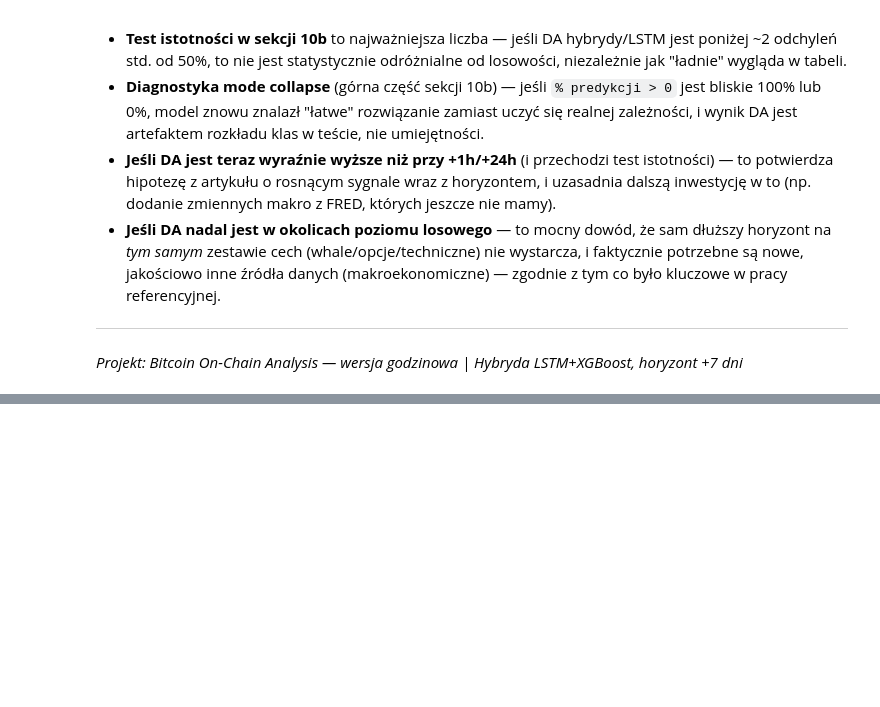
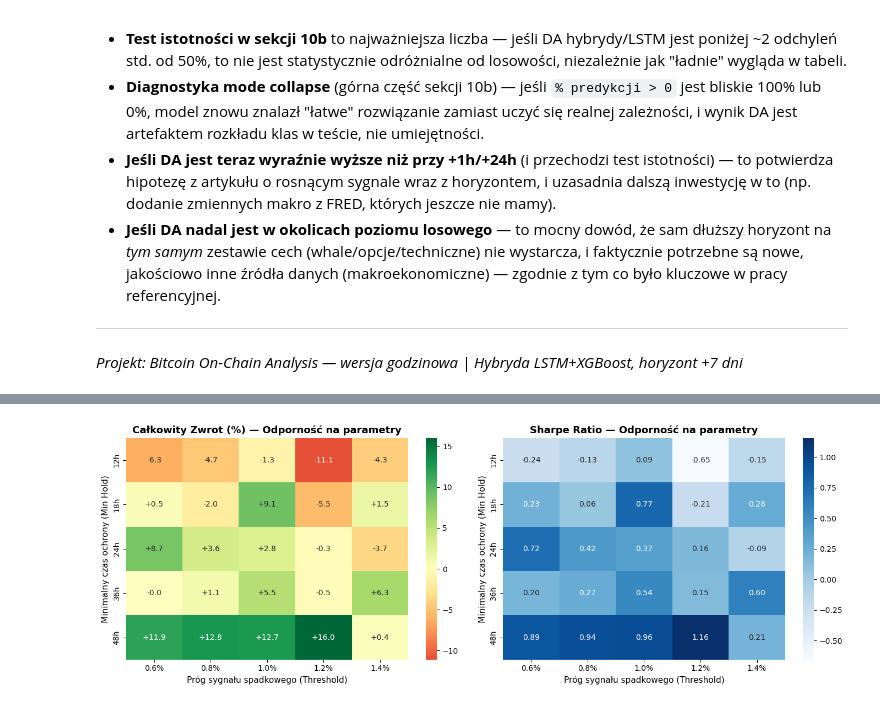
Before and after one commit to AdamDetmer/bitcoin-onchain-analysis, a Jupyter notebook: src/hourly/notebooks/bitcoin_hourly_lstm_xgboost_7d.ipynb, the cells around one changed output, grey strips where cells are left out. Drawn from its saved outputs; the diff is of its cells as text; code cells hidden in the pictures; blank space fills up the shorter version.

```diff
--- a/src/hourly/notebooks/bitcoin_hourly_lstm_xgboost_7d.ipynb
+++ b/src/hourly/notebooks/bitcoin_hourly_lstm_xgboost_7d.ipynb
@@ -143,9 +172,9 @@ n = len(df)
 n_train = int(n * TRAIN_FRAC)
 n_val   = int(n * VAL_FRAC)
 
-train_df = df.iloc[:n_train]
-val_df   = df.iloc[n_train:n_train + n_val]
-test_df  = df.iloc[n_train + n_val:]
+train_df = df.iloc[:n_train - HORIZON]
+val_df   = df.iloc[n_train : n_train + n_val - HORIZON]
+test_df  = df.iloc[n_train + n_val :]
 
 print(f'Trening:    {len(train_df):>7,} godzin   ({train_df.index.min()} → {train_df.index.max()})')
 print(f'Walidacja:  {len(val_df):>7,} godzin   ({val_df.index.min()} → {val_df.index.max()})')
@@ -171,7 +200,7 @@ Test:         3,559 godzin   (2026-02-11 23:00:00 → 2026-08-10 16:00:00)
 Okno wejściowe: 24h historii (jak w poprzednich notebookach) → prognoza wycentrowanego zwrotu
 za kolejne 7 dni.
 # %%
-WINDOW_LSTM = 24
+WINDOW_LSTM = 72
 
 scaler_X = StandardScaler()
 scaler_y = StandardScaler()
@@ -708,0 +836,45 @@ Hybryda LSTM+XGB — Long Only (Kup/Gotówka)          $11,198.88   +11.99%
+# %%
+## Sanity Check 2: Test Odporności Parametrów (Grid Search & Heatmap)
+!pip install seaborn
+import seaborn as sns
+
+thresholds = [0.006, 0.008, 0.010, 0.012, 0.014]
+hold_hours = [12, 18, 24, 36, 48]
+
+returns_matrix = np.zeros((len(hold_hours), len(thresholds)))
+sharpe_matrix = np.zeros((len(hold_hours), len(thresholds)))
+
+for i, h in enumerate(hold_hours):
+    for j, th in enumerate(thresholds):
+        res = run_asymmetric_backtest(
+            pred_return_full_hybrid, prices, ema_168,
+            long_thresh=th/2, short_thresh=th, min_hold=h, stop_loss=0.05
+        )
+        returns_matrix[i, j] = res['total_return']
+        sharpe_matrix[i, j]  = res['sharpe_ratio']
+
+fig, (ax1, ax2) = plt.subplots(1, 2, figsize=(14, 5))
+
+# Heatmapa 1: Całkowity zwrot (%)
+sns.heatmap(
+    returns_matrix, annot=True, fmt='+.1f', cmap='RdYlGn', center=0,
+    xticklabels=[f'{t*100:.1f}%' for t in thresholds],
+    yticklabels=[f'{h}h' for h in hold_hours], ax=ax1
+)
+ax1.set_title('Całkowity Zwrot (%) — Odporność na parametry', fontweight='bold')
+ax1.set_xlabel('Próg sygnału spadkowego (Threshold)')
+ax1.set_ylabel('Minimalny czas ochrony (Min Hold)')
+
+# Heatmapa 2: Sharpe Ratio
+sns.heatmap(
+    sharpe_matrix, annot=True, fmt='.2f', cmap='Blues',
+    xticklabels=[f'{t*100:.1f}%' for t in thresholds],
+    yticklabels=[f'{h}h' for h in hold_hours], ax=ax2
+)
+ax2.set_title('Sharpe Ratio — Odporność na parametry', fontweight='bold')
+ax2.set_xlabel('Próg sygnału spadkowego (Threshold)')
+ax2.set_ylabel('Minimalny czas ochrony (Min Hold)')
+
+plt.tight_layout()
+plt.show()
+# %% [output]
@@ -708,0 +900 @@ Hybryda LSTM+XGB — Long Only (Kup/Gotówka)          $11,198.88   +11.99%
+[figure, added]
```
Also changed, not shown: parts of 20 cells of this notebook.
